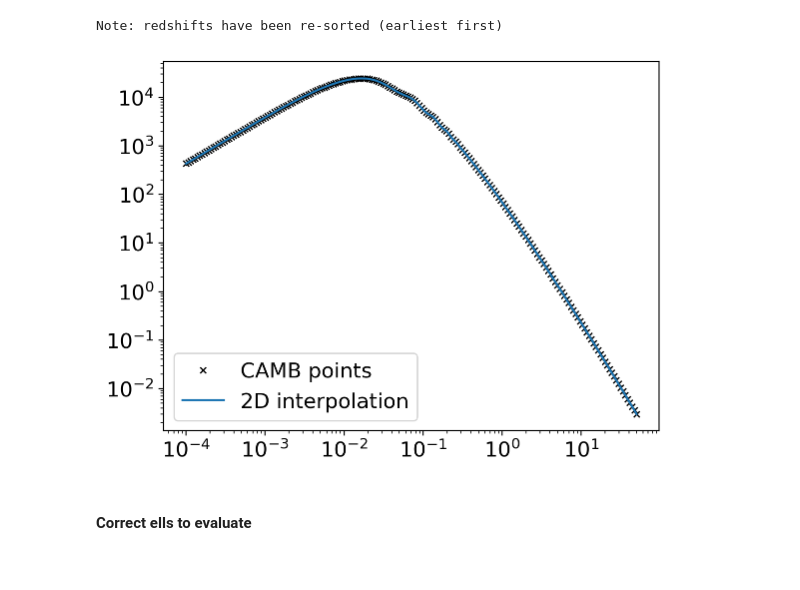
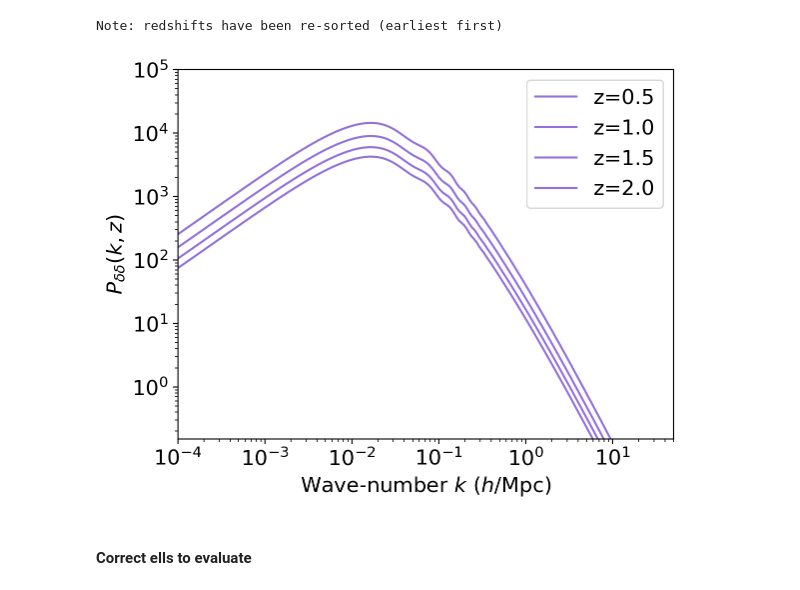
Before and after one commit to vPedreros/dfi-summer-2023, a Jupyter notebook: summer_nb.ipynb, the cells around one changed output. Drawn from its saved outputs; the diff is of its cells as text; code cells hidden in the pictures.

```diff
--- a/summer_nb.ipynb
+++ b/summer_nb.ipynb
@@ -316,16 +316,23 @@ Note: redshifts have been re-sorted (earliest first)
 # %%
 # Interpolating the data
 mps_fiducial = interpolate.RectBivariateSpline(z, kh, pk)
-# %%
-fig, ax = plt.subplots()
-
-ax.plot(kh, pk[0,:], 'x', color='k', label='CAMB points', ms=4)
-ax.plot(kh, mps_fiducial(0, kh)[0], label='2D interpolation')
-ax.set_yscale('log')
-ax.set_xscale('log')
-ax.legend();
-# %% [output]
-[figure, removed]
+# %%
+fig, ax = plt.subplots()
+zs_mps =[0.11363636363636362, 0.3]
+zs_mps = [0.5, 1, 1.5, 2]
+for i in zs_mps:
+    #ax.plot(kh, pk[i,:], 'x', ms=4)
+    ax.plot(kh, mps_fiducial(i, kh)[0], c='mediumpurple', label="z={:.1f}".format(i))
+ax.set_yscale('log')
+ax.set_xscale('log')
+ax.set_xbound(1e-4, 50)
+ax.set_ybound(1.5e-1, 1e5)
+ax.set_xlabel('Wave-number $k$ ($h$/Mpc)')
+ax.set_ylabel('$P_{\delta\delta}(k,z)$')
+# ax.set_title('Matter power spectrum for fixed redshifts')
+ax.legend();
+# %% [output]
+[figure, added]
 # %%
 def convergence(i, j, l, fiducial=dict_fiducial, zmin=0.001, zmax=2.5):
     H0 = fiducial['hubble'] * 100
```
Also changed, not shown: parts of 22 cells of this notebook.
